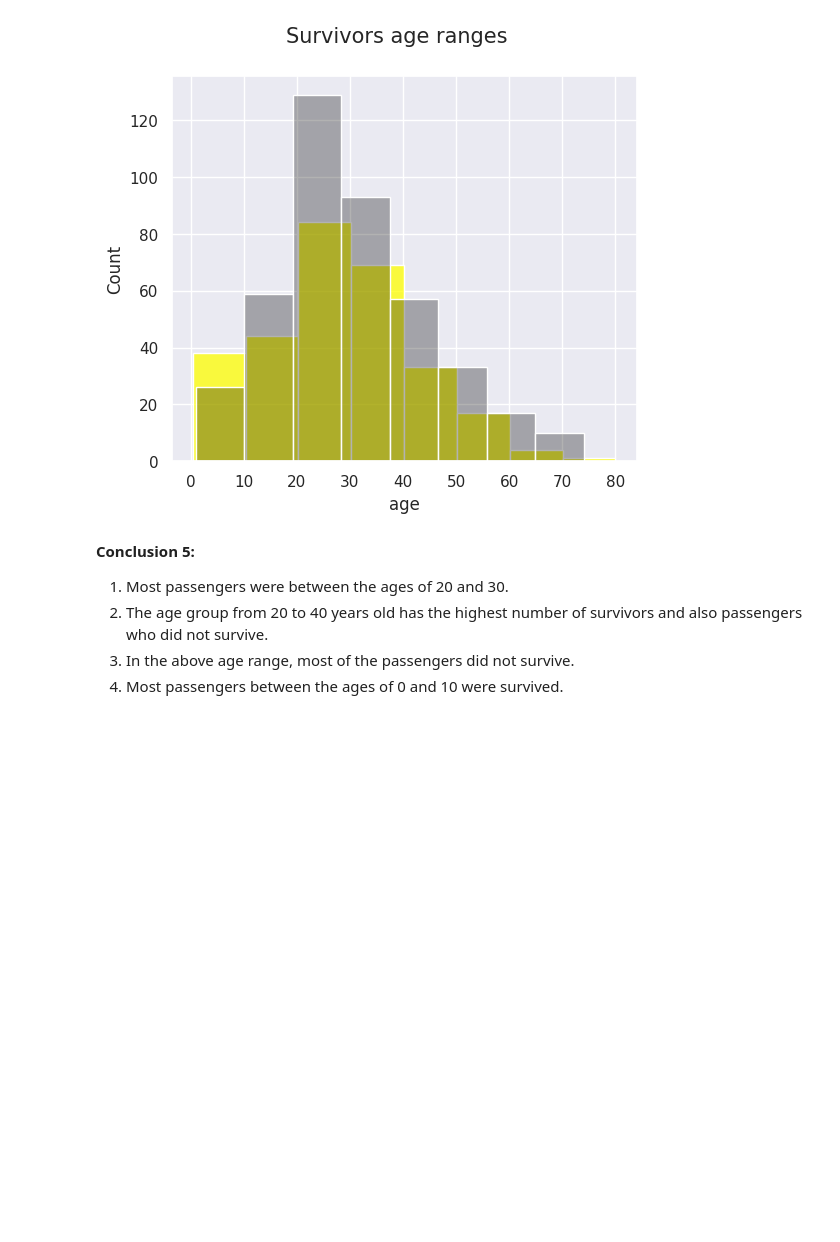
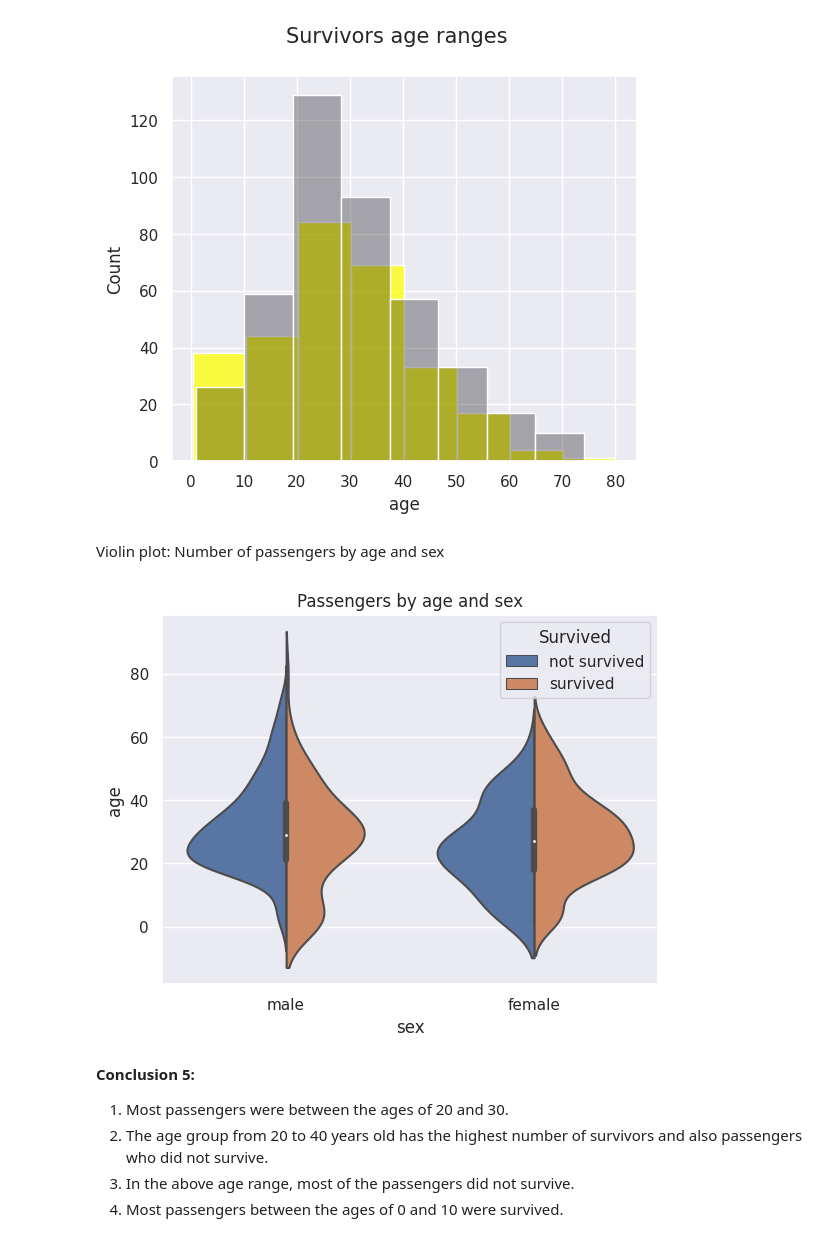
Before and after one commit to IzaLech/MyProjects, a Jupyter notebook: Data_Analysis_Pandas+Seaborn_Titanic.ipynb, the cells around one changed output. Saved outputs shown, nothing was run; the diff lists cells and outputs as text; code cells hidden in the pictures; blank space fills up the shorter version.

```diff
--- a/Data_Analysis_Pandas+Seaborn_Titanic.ipynb
+++ b/Data_Analysis_Pandas+Seaborn_Titanic.ipynb
@@ -326,6 +331,14 @@ plt.suptitle('Survivors age ranges', fontsize=15)
 plt.show()
 # %% [output]
 [figure]
+# %% [markdown]
+Violin plot: Number of passengers by age and sex
+# %%
+sns.violinplot(data = titanic, x ="sex", y ="age", hue ="Survived", split = True)
+plt.title('Passengers by age and sex')
+plt.show()
+# %% [output]
+[figure, added]
 # %% [markdown]
 **Conclusion 5:**
 
```
Also changed, not shown: parts of 8 cells of this notebook.
